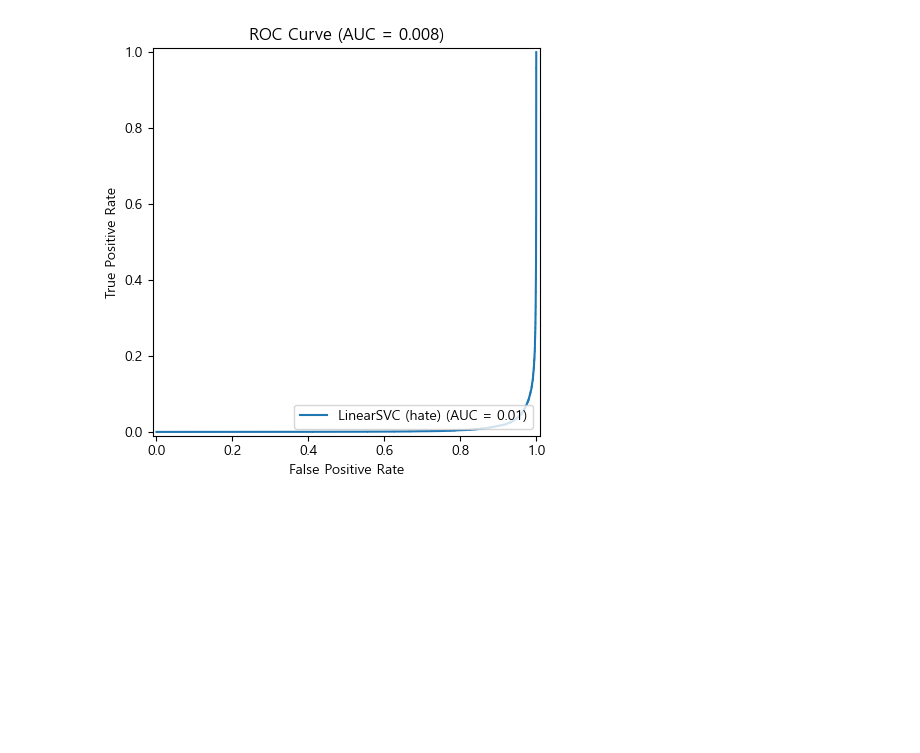
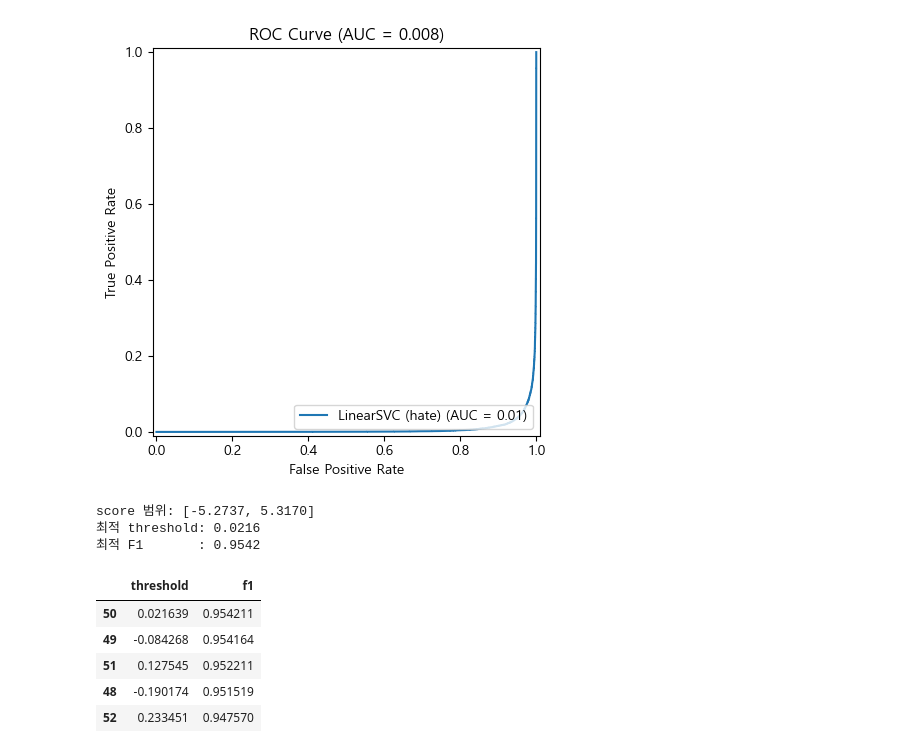
Before and after one commit to Asist525/ko-toxic-multilabel, a Jupyter notebook: test.ipynb, the cells around one changed output. Cells and saved outputs as stored; diff of their text form; code cells hidden in the pictures; blank space fills up the shorter version.

```diff
--- a/test.ipynb
+++ b/test.ipynb
@@ -281,3 +259,41 @@ plt.show()
 # %% [output]
 <Figure size 500x400 with 0 Axes>
 [figure]
+# %%
+from sklearn.metrics import f1_score
+import numpy as np
+
+scores_test = clf.decision_function(X_test_vec)
+
+thr_min = scores_test.min()
+thr_max = scores_test.max()
+thresholds = np.linspace(thr_min, thr_max, 101)
+
+records = []
+best_thr = None
+best_f1 = -1.0
+
+for thr in thresholds:
+    y_pred_thr = (scores_test >= thr).astype(int)
+    f1 = f1_score(y_test, y_pred_thr)
+    records.append((thr, f1))
+    if f1 > best_f1:
+        best_f1 = f1
+        best_thr = thr
+
+print(f"score 범위: [{thr_min:.4f}, {thr_max:.4f}]")
+print(f"최적 threshold: {best_thr:.4f}")
+print(f"최적 F1       : {best_f1:.4f}")
+
+thr_df = pd.DataFrame(records, columns=["threshold", "f1"])
+thr_df.sort_values("f1", ascending=False).head()
+# %% [output]
+score 범위: [-5.2737, 5.3170]
+최적 threshold: 0.0216
+최적 F1       : 0.9542
+|  | threshold | f1 |
+| 50 | 0.021639 | 0.954211 |
+| 49 | -0.084268 | 0.954164 |
+| 51 | 0.127545 | 0.952211 |
+| 48 | -0.190174 | 0.951519 |
+| 52 | 0.233451 | 0.947570 |
```
Also changed, not shown: parts of 13 cells of this notebook, 9 other files.
